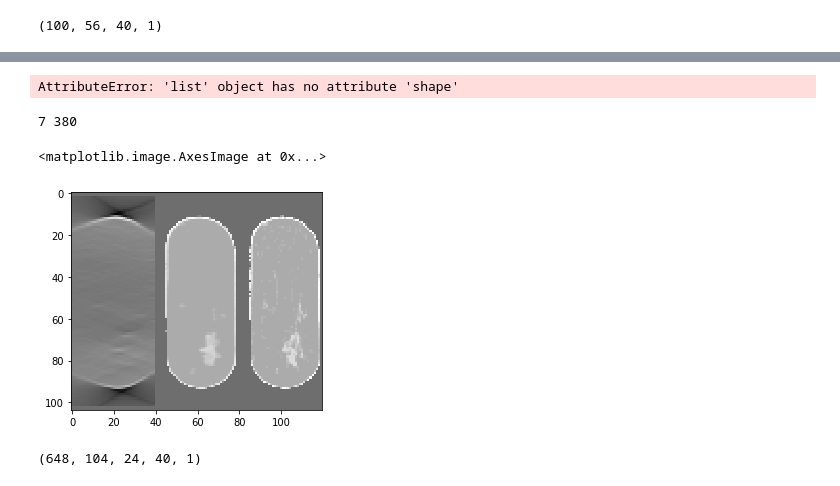
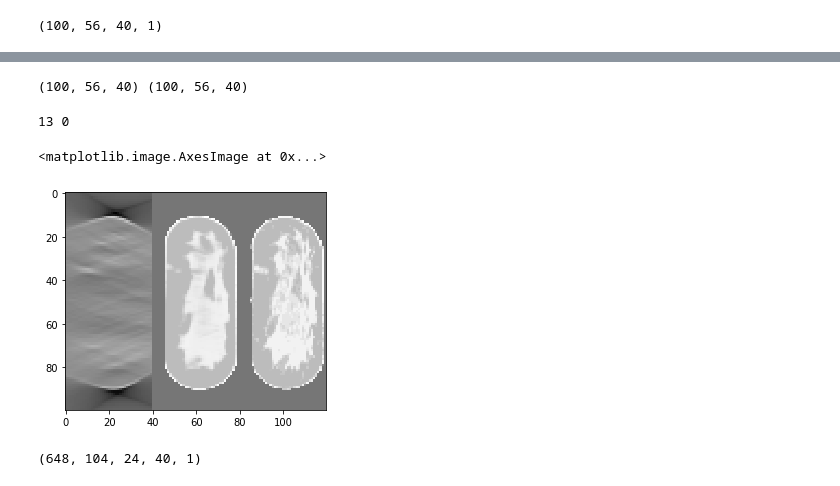
Before and after one commit to PranjalSahu/newrecon, a Jupyter notebook: recon1.ipynb, the cells around one changed output, grey strips where cells are left out. Cells and saved outputs as stored; diff of their text form; code cells hidden in the pictures.

Commit message:
Adding the code to get full volume from slice by slice using fbp input

```diff
--- a/recon1.ipynb
+++ b/recon1.ipynb
@@ -561,19 +561,21 @@ print(testitx.shape, testity.shape, result.shape)
 # %%
-print(result.shape)
+print(volx.shape, voly.shape)
 # %% [output]
-AttributeError: 'list' object has no attribute 'shape'
+(100, 56, 40) (100, 56, 40)
 # %%
 slicenum = random.randint(0, 23)
-index    = random.randint(0, 500)
+index    = 0#random.randint(0, 500)
 
 print(slicenum, index)
-plt.imshow(np.concatenate([valx[index, :, slicenum, :, 0],  result[index, :, slicenum, :, 0], valy[index, :, slicenum, :, 0]], axis=-1), cmap='gray')
+plt.imshow(np.concatenate([volx[:, slicenum, :],  final_result[ :, slicenum, :], voly[ :, slicenum, :]], axis=-1), cmap='gray')
+
+#plt.imshow(np.concatenate([volx[index, :, slicenum, :, 0],  final_result[index, :, slicenum, :, 0], voly[index, :, slicenum, :, 0]], axis=-1), cmap='gray')
 #plt.imshow(np.concatenate([valx[index, :, slicenum, :, 0],  result[index, :, slicenum, :, 0], valy[index, :, slicenum, :, 0]], axis=-1), cmap='gray')
 #plt.imshow(np.concatenate([valx[index, :, slicenum, :, 0],  diff_result[index, :, slicenum, :, 0], result[index, :, slicenum, :, 0], valy[index, :, slicenum, :, 0]], axis=-1), cmap='gray')
 # %% [output]
-7 380
+13 0
 <matplotlib.image.AxesImage at 0x...>
-[figure, old version]
+[figure, new version]
 # %%
 diff_result = np.abs(valy-result)
 print(diff_result.shape)
```
Also changed, not shown: parts of 2 cells of this notebook.
